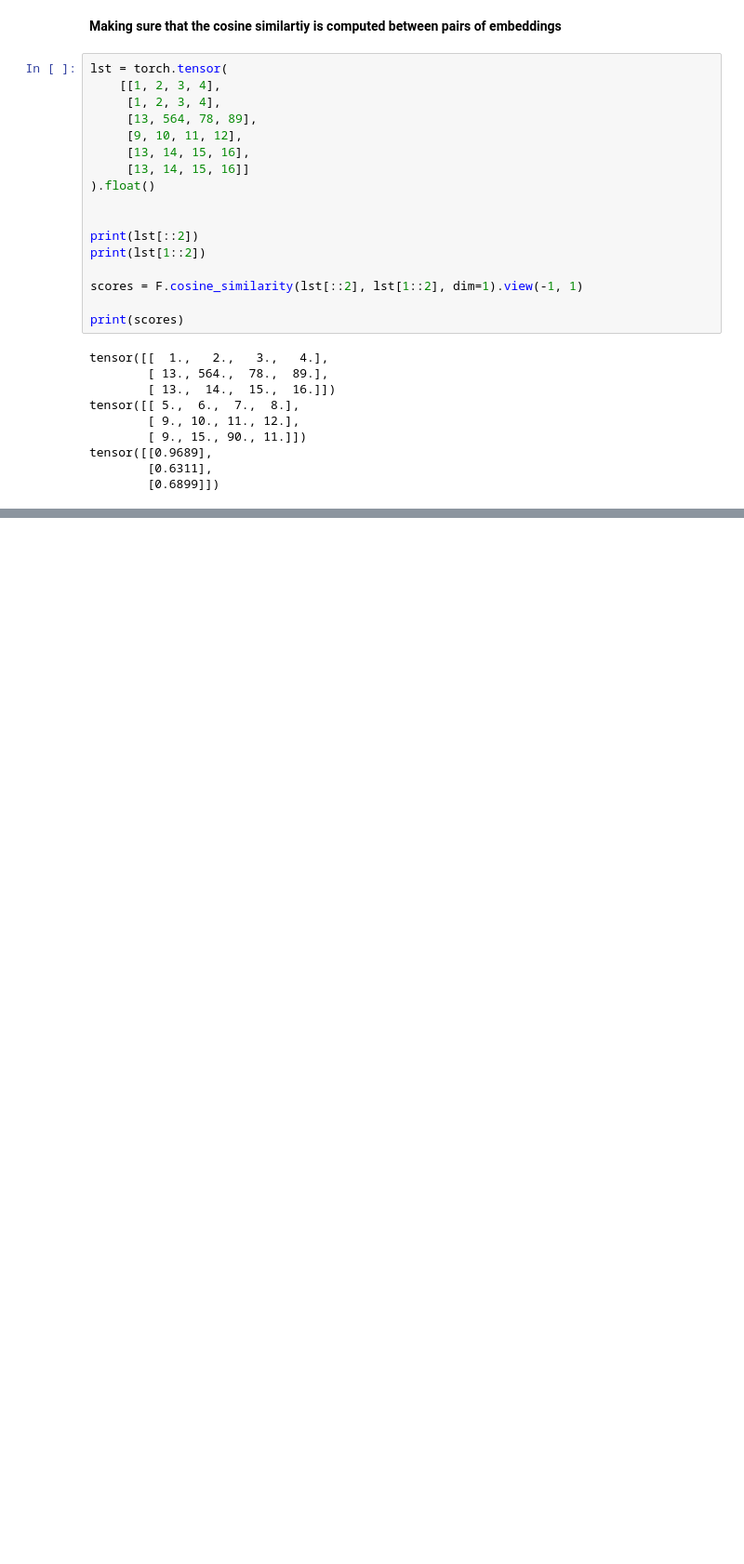
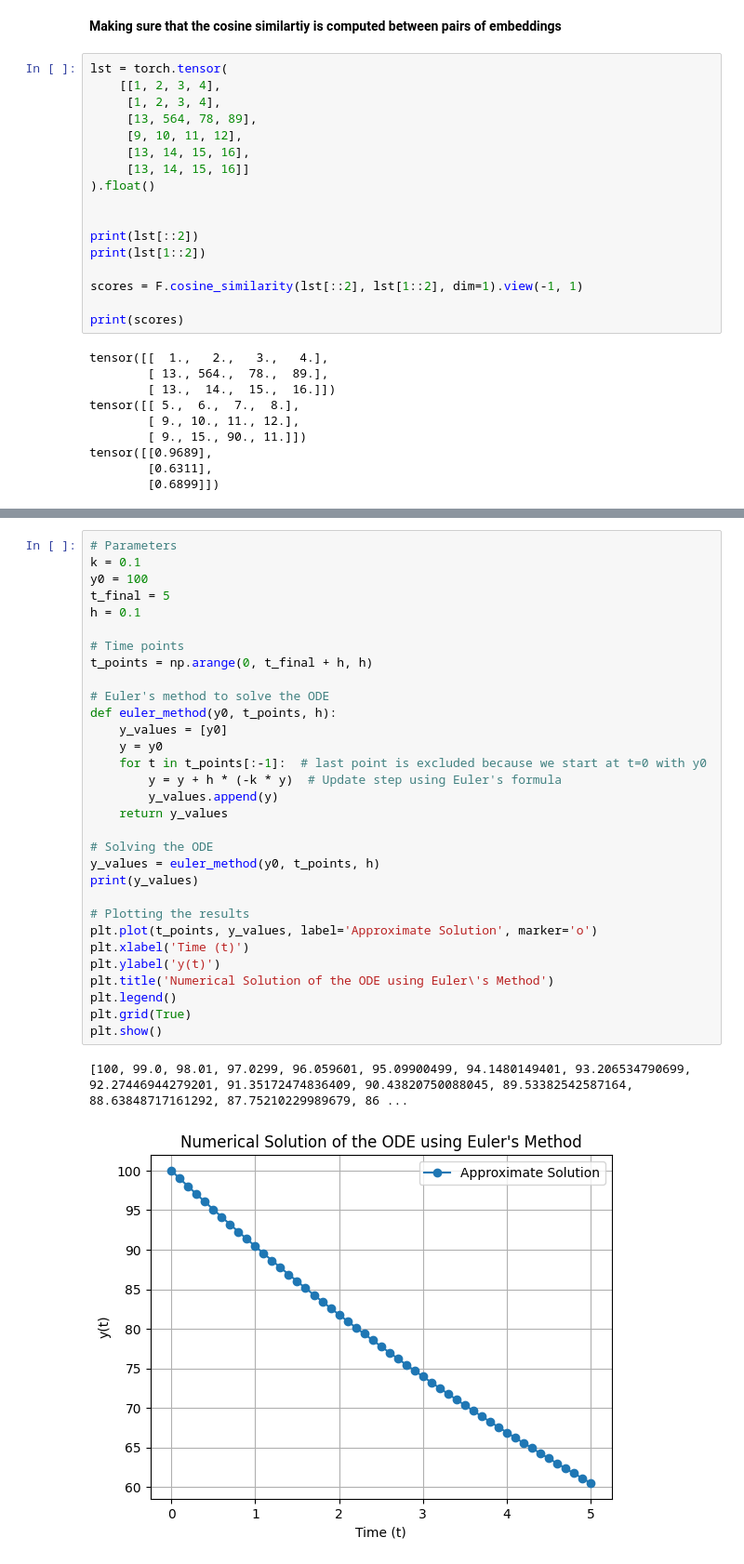
Before and after one commit to gmunda97/factual-probe, a Jupyter notebook: jupyter_notebooks/linear_tranformation.ipynb, the cells around one changed output, grey strips where cells are left out. Shown: that part at 93% size. Cells and saved outputs as stored; diff of their text form; blank space fills up the shorter version.

```diff
--- a/jupyter_notebooks/linear_tranformation.ipynb
+++ b/jupyter_notebooks/linear_tranformation.ipynb
@@ -576,0 +733,34 @@ tensor([[0.9689],
+# %%
+# Parameters
+k = 0.1
+y0 = 100
+t_final = 5
+h = 0.1
+
+# Time points
+t_points = np.arange(0, t_final + h, h)
+
+# Euler's method to solve the ODE
+def euler_method(y0, t_points, h):
+    y_values = [y0]
+    y = y0
+    for t in t_points[:-1]:  # last point is excluded because we start at t=0 with y0
+        y = y + h * (-k * y)  # Update step using Euler's formula
+        y_values.append(y)
+    return y_values
+
+# Solving the ODE
+y_values = euler_method(y0, t_points, h)
+print(y_values)
+
+# Plotting the results
+plt.plot(t_points, y_values, label='Approximate Solution', marker='o')
+plt.xlabel('Time (t)')
+plt.ylabel('y(t)')
+plt.title('Numerical Solution of the ODE using Euler\'s Method')
+plt.legend()
+plt.grid(True)
+plt.show()
+# %% [output]
+[100, 99.0, 98.01, 97.0299, 96.059601, 95.09900499, 94.1480149401, 93.206534790699, 92.27446944279201, 91.35172474836409, 90.43820750088045, 89.53382542587164, 88.63848717161292, 87.75210229989679, 86 ...
+[figure, added]
```
Also changed, not shown: parts of 11 cells of this notebook, 19 other files.
